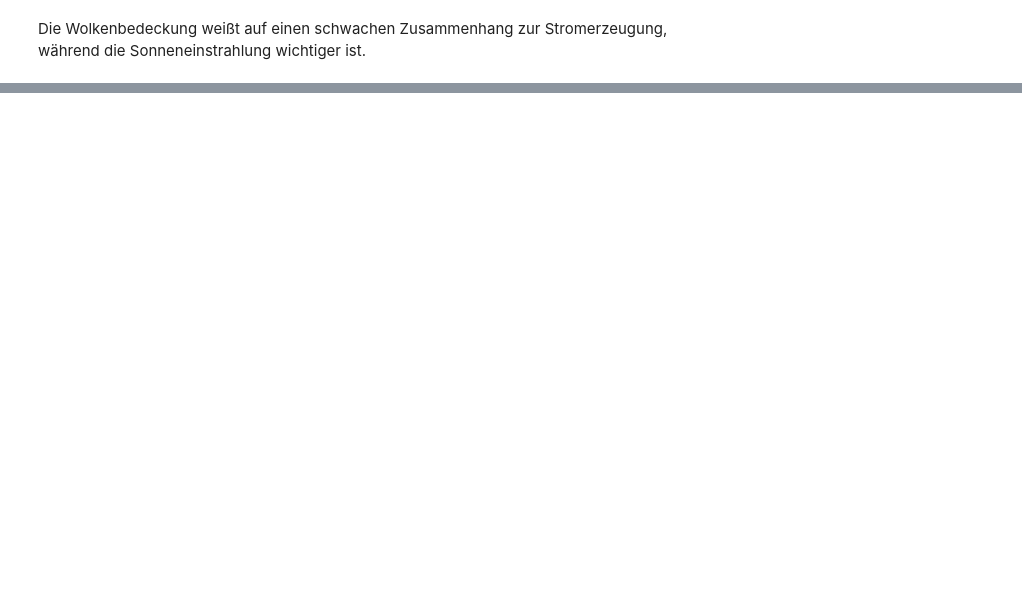
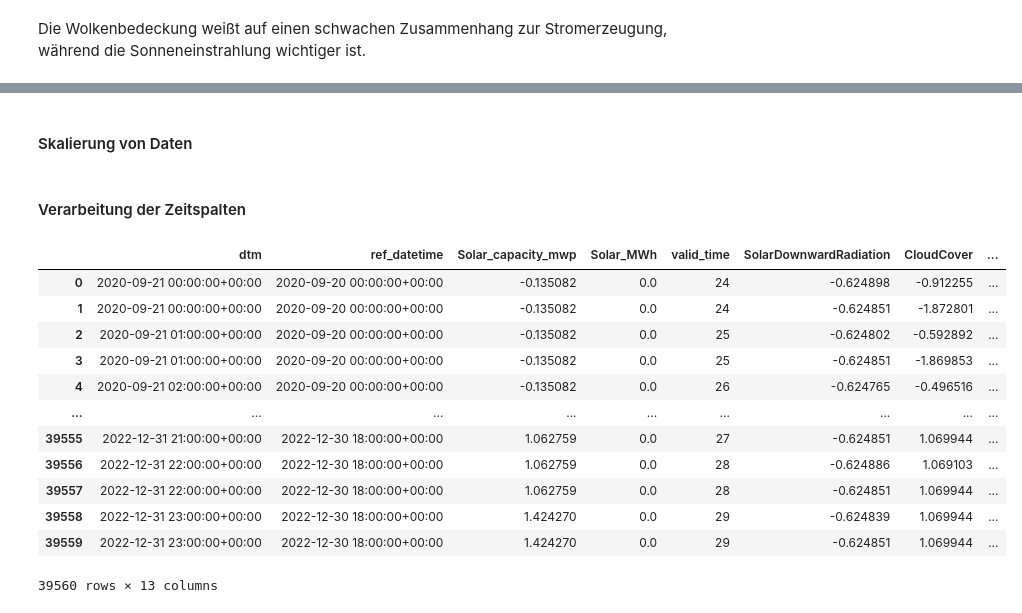
Before and after one commit to QMoWo/ML1-SolarForecasting_PowerRangers, a Jupyter notebook: Analyse_Training/test-Achim.ipynb, the cells around one changed output, grey strips where cells are left out. Drawn from its saved outputs; the diff is of its cells as text; code cells hidden in the pictures; blank space fills up the shorter version.

```diff
--- a/Analyse_Training/test-Achim.ipynb
+++ b/Analyse_Training/test-Achim.ipynb
@@ -335,0 +372,34 @@ Die Wolkenbedeckung weißt auf einen schwachen Zusammenhang zur Stromerzeugung,
+# %% [markdown]
+#### Skalierung von Daten
+# %%
+from sklearn.preprocessing import StandardScaler
+
+# Auswahl der zu skalierenden Spalten
+scaling_columns = ["SolarDownwardRadiation", "CloudCover", "Temperature", "Solar_capacity_mwp"]
+scaler = StandardScaler()
+
+# Skalierung anwenden
+df_merged[scaling_columns] = scaler.fit_transform(df_merged[scaling_columns])
+# %% [markdown]
+#### Verarbeitung der Zeitspalten
+# %%
+# Extrahiere Zeitmerkmale
+df_merged["hour"] = pd.to_datetime(df_merged["dtm"]).dt.hour
+df_merged["day_of_week"] = pd.to_datetime(df_merged["dtm"]).dt.weekday
+df_merged["month"] = pd.to_datetime(df_merged["dtm"]).dt.month
+# %%
+df_merged
+# %% [output]
+|  | dtm | ref_datetime | Solar_capacity_mwp | Solar_MWh | valid_time | SolarDownwardRadiation | CloudCover | ... |
+| 0 | 2020-09-21 00:00:00+00:00 | 2020-09-20 00:00:00+00:00 | -0.135082 | 0.0 | 24 | -0.624898 | -0.912255 | ... |
+| 1 | 2020-09-21 00:00:00+00:00 | 2020-09-20 00:00:00+00:00 | -0.135082 | 0.0 | 24 | -0.624851 | -1.872801 | ... |
+| 2 | 2020-09-21 01:00:00+00:00 | 2020-09-20 00:00:00+00:00 | -0.135082 | 0.0 | 25 | -0.624802 | -0.592892 | ... |
+| 3 | 2020-09-21 01:00:00+00:00 | 2020-09-20 00:00:00+00:00 | -0.135082 | 0.0 | 25 | -0.624851 | -1.869853 | ... |
+| 4 | 2020-09-21 02:00:00+00:00 | 2020-09-20 00:00:00+00:00 | -0.135082 | 0.0 | 26 | -0.624765 | -0.496516 | ... |
+| ... | ... | ... | ... | ... | ... | ... | ... | ... |
+| 39555 | 2022-12-31 21:00:00+00:00 | 2022-12-30 18:00:00+00:00 | 1.062759 | 0.0 | 27 | -0.624851 | 1.069944 | ... |
+| 39556 | 2022-12-31 22:00:00+00:00 | 2022-12-30 18:00:00+00:00 | 1.062759 | 0.0 | 28 | -0.624886 | 1.069103 | ... |
+| 39557 | 2022-12-31 22:00:00+00:00 | 2022-12-30 18:00:00+00:00 | 1.062759 | 0.0 | 28 | -0.624851 | 1.069944 | ... |
+| 39558 | 2022-12-31 23:00:00+00:00 | 2022-12-30 18:00:00+00:00 | 1.424270 | 0.0 | 29 | -0.624839 | 1.069944 | ... |
+| 39559 | 2022-12-31 23:00:00+00:00 | 2022-12-30 18:00:00+00:00 | 1.424270 | 0.0 | 29 | -0.624851 | 1.069944 | ... |
+39560 rows × 13 columns
```
Also changed, not shown: parts of 11 cells of this notebook.
